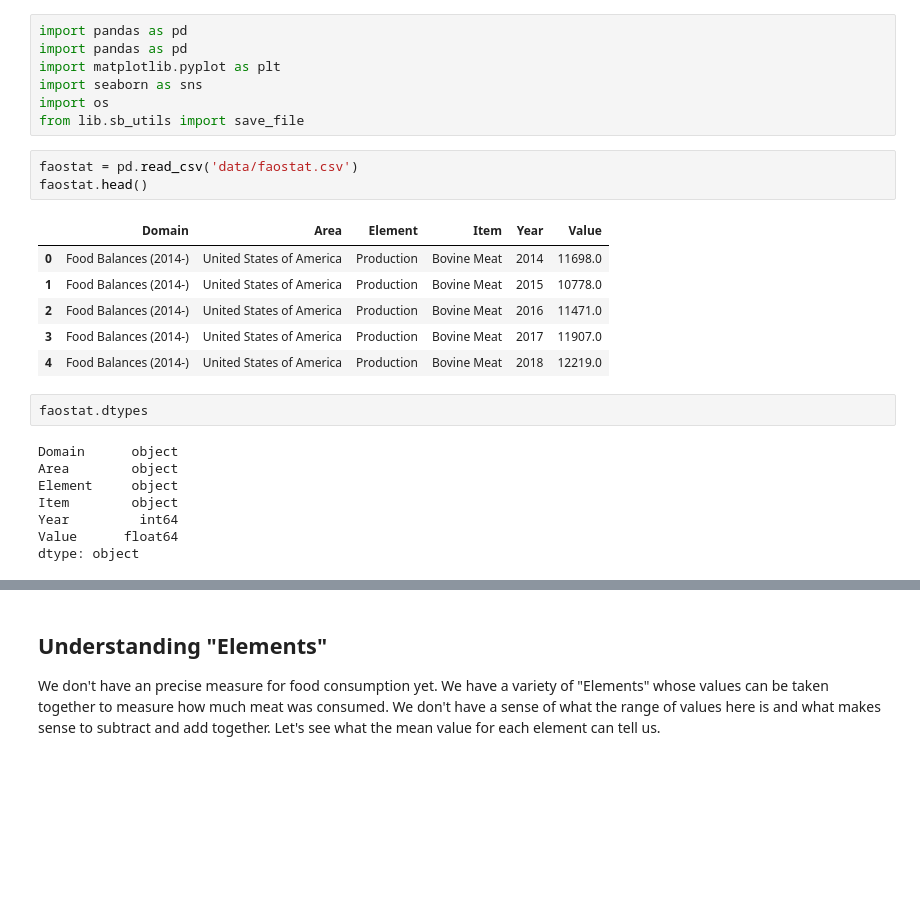
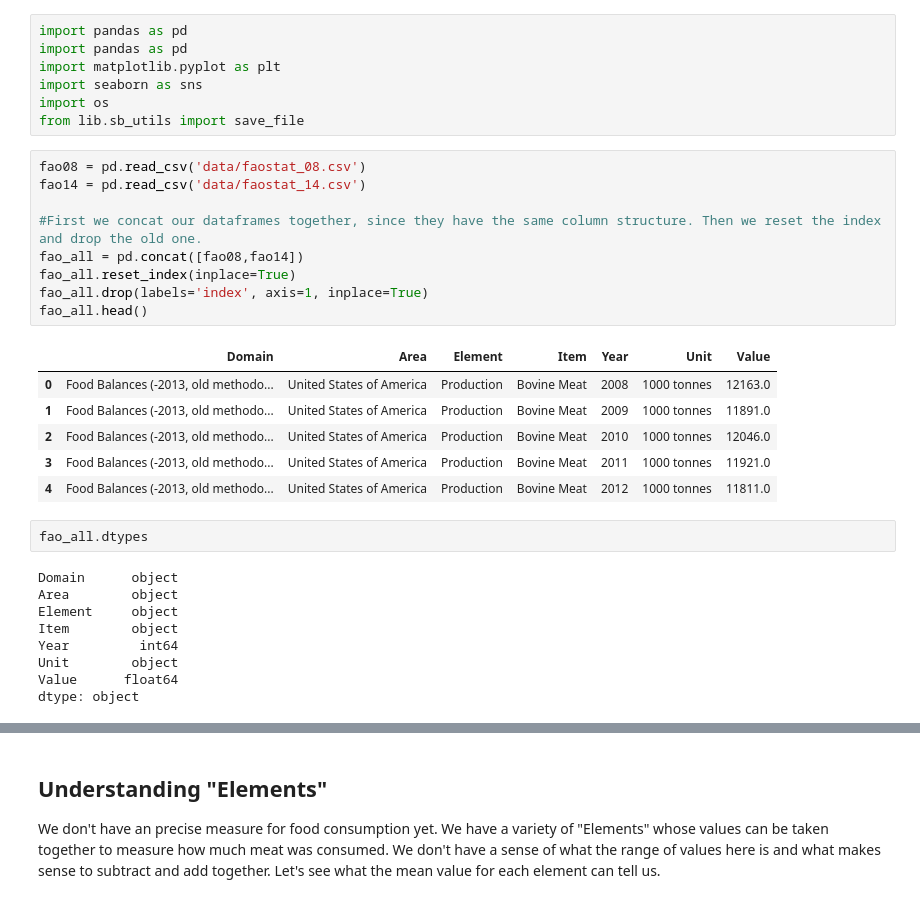
Before and after one commit to arielletannin/Predictors-of-Meat-Consumption, a Jupyter notebook: V1/01_MeatData Wrangling.ipynb, the cells around one changed output, grey strips where cells are left out. Drawn from its saved outputs; the diff is of its cells as text; blank space fills up the shorter version.

```diff
--- a/01_MeatData Wrangling-Copy1.ipynb
+++ b/V1/01_MeatData Wrangling.ipynb
@@ -12,23 +12,30 @@ import seaborn as sns
 import os
 from lib.sb_utils import save_file
 # %%
-faostat = pd.read_csv('data/faostat.csv')
-faostat.head()
+fao08 = pd.read_csv('data/faostat_08.csv')
+fao14 = pd.read_csv('data/faostat_14.csv')
+
+#First we concat our dataframes together, since they have the same column structure. Then we reset the index and drop the old one.
+fao_all = pd.concat([fao08,fao14])
+fao_all.reset_index(inplace=True)
+fao_all.drop(labels='index', axis=1, inplace=True)
+fao_all.head()
 # %% [output]
-|  | Domain | Area | Element | Item | Year | Value |
-| 0 | Food Balances (2014-) | United States of America | Production | Bovine Meat | 2014 | 11698.0 |
-| 1 | Food Balances (2014-) | United States of America | Production | Bovine Meat | 2015 | 10778.0 |
-| 2 | Food Balances (2014-) | United States of America | Production | Bovine Meat | 2016 | 11471.0 |
-| 3 | Food Balances (2014-) | United States of America | Production | Bovine Meat | 2017 | 11907.0 |
-| 4 | Food Balances (2014-) | United States of America | Production | Bovine Meat | 2018 | 12219.0 |
+|  | Domain | Area | Element | Item | Year | Unit | Value |
+| 0 | Food Balances (-2013, old methodo... | United States of America | Production | Bovine Meat | 2008 | 1000 tonnes | 12163.0 |
+| 1 | Food Balances (-2013, old methodo... | United States of America | Production | Bovine Meat | 2009 | 1000 tonnes | 11891.0 |
+| 2 | Food Balances (-2013, old methodo... | United States of America | Production | Bovine Meat | 2010 | 1000 tonnes | 12046.0 |
+| 3 | Food Balances (-2013, old methodo... | United States of America | Production | Bovine Meat | 2011 | 1000 tonnes | 11921.0 |
+| 4 | Food Balances (-2013, old methodo... | United States of America | Production | Bovine Meat | 2012 | 1000 tonnes | 11811.0 |
 # %%
-faostat.dtypes
+fao_all.dtypes
 # %% [output]
 Domain      object
 Area        object
 Element     object
 Item        object
 Year         int64
+Unit        object
 Value      float64
 dtype: object
 # %%
```
Also changed, not shown: parts of 48 cells of this notebook, 17 other files.
